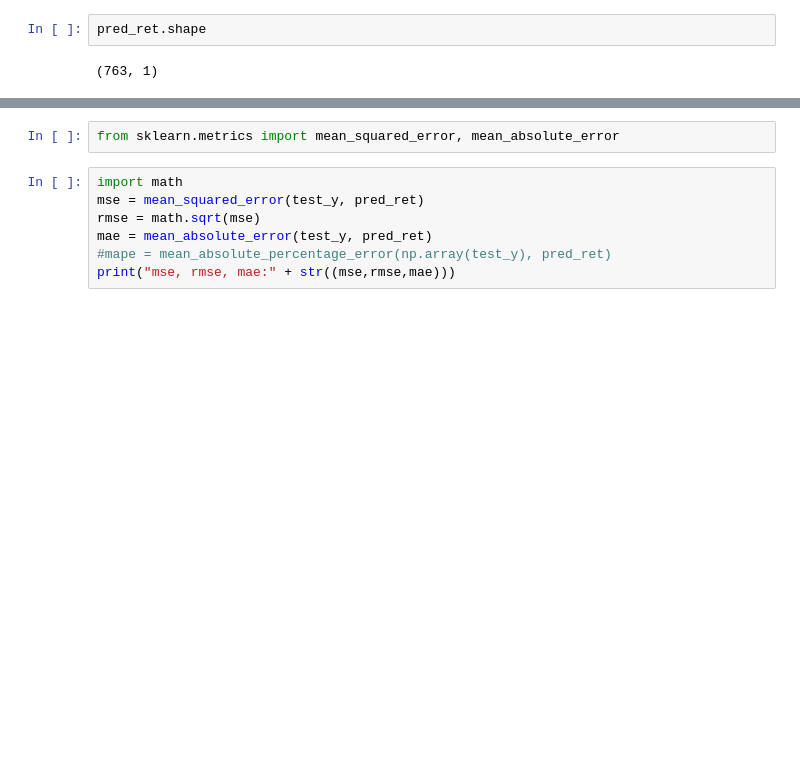
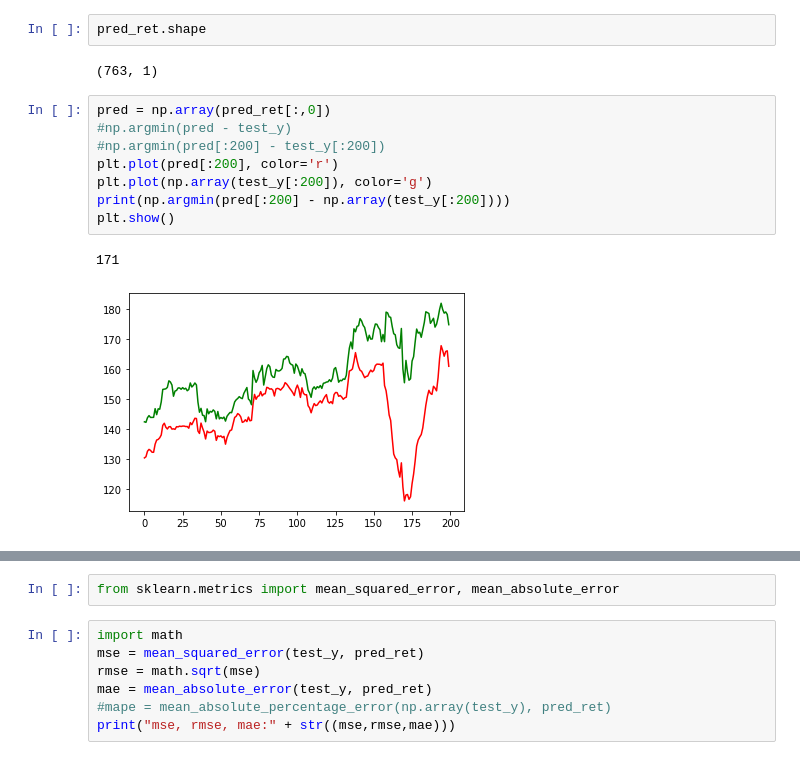
Before and after one commit to Dasion-S2020/andy, a Jupyter notebook: ae/autoencoder_notebook.ipynb, the cells around one changed output, grey strips where cells are left out. Saved outputs shown, nothing was run; the diff lists cells and outputs as text; blank space fills up the shorter version.

```diff
--- a/ae/autoencoder_notebook.ipynb
+++ b/ae/autoencoder_notebook.ipynb
@@ -382,6 +365,17 @@ from sklearn.utils import check_array
 pred_ret.shape
 # %% [output]
 (763, 1)
+# %%
+pred = np.array(pred_ret[:,0])
+#np.argmin(pred - test_y)
+#np.argmin(pred[:200] - test_y[:200])
+plt.plot(pred[:200], color='r')
+plt.plot(np.array(test_y[:200]), color='g')
+print(np.argmin(pred[:200] - np.array(test_y[:200])))
+plt.show()
+# %% [output]
+171
+[figure, added]
 # %%
 '''def mean_absolute_percentage_error(y_true, y_pred):
     print(y_pred.shape, y_true.shape)
```
Also changed, not shown: parts of 15 cells of this notebook, 22 other files.
